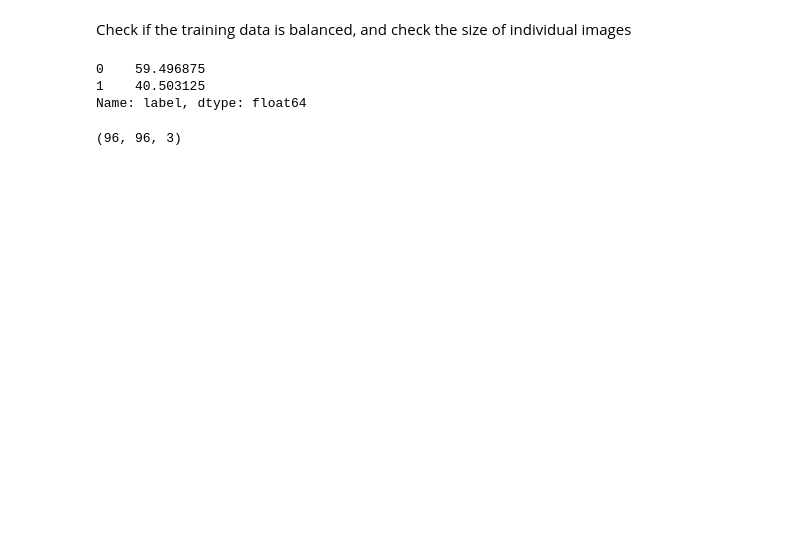
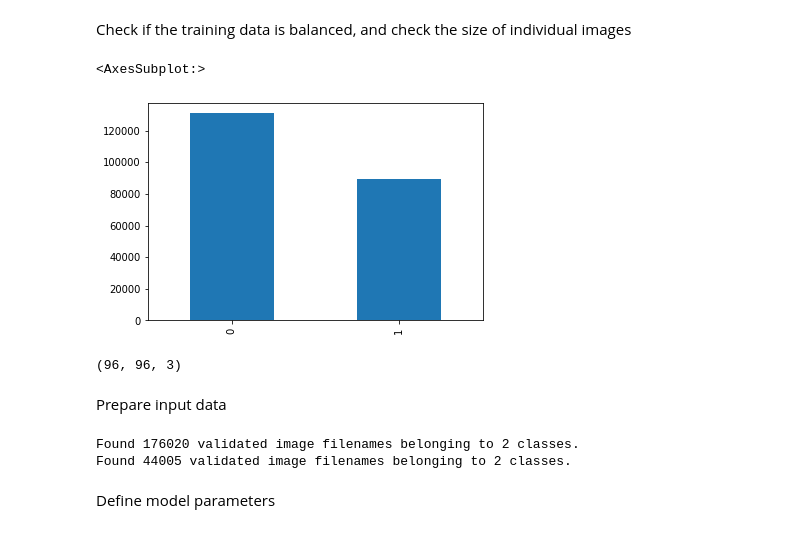
Before and after one commit to Pdegoffau/kaggle-histopathologic-cancer-detection, a Jupyter notebook: kaggle-histopathologic-cancer-detection.ipynb, the cells around one changed output. Drawn from its saved outputs; the diff is of its cells as text; code cells hidden in the pictures; blank space fills up the shorter version.

```diff
--- a/kaggle-histopathologic-cancer-detection.ipynb
+++ b/kaggle-histopathologic-cancer-detection.ipynb
@@ -76,14 +87,48 @@ Name: id, dtype: object
 # %% [markdown]
 Check if the training data is balanced, and check the size of individual images
 # %%
-df_train_data.label.value_counts()*100/len(df_train_data)
+df_train_data.label.value_counts().plot.bar()
 # %% [output]
-0    59.496875
-1    40.503125
-Name: label, dtype: float64
+<AxesSubplot:>
+[figure, added]
 # %%
 rand_img = df_train_data.sample(1)
 I = rand_img.id.apply(read_img)
 I.iloc[0].shape
 # %% [output]
 (96, 96, 3)
+# %% [markdown]
+Prepare input data
+# %%
+datagen = ImageDataGenerator(rescale=1./255., validation_split=split_size)
+
+train_set = datagen.flow_from_dataframe(
+    dataframe  = df_train_data,
+    directory  = DATADIR,
+    color_mode = 'rgb',
+    x_col      = 'id',
+    y_col      = 'label',
+    subset     = 'training',
+    batch_size = batch_size,
+    seed       = seed,
+    shuffle    = True,
+    class_mode = 'binary',
+    target_size = (96,96))
+
+valid_set = datagen.flow_from_dataframe(
+    dataframe  = df_train_data,
+    directory  = DATADIR,
+    color_mode = 'rgb',
+    x_col      = 'id',
+    y_col      = 'label',
+    subset     = 'validation',
+    batch_size = batch_size,
+    seed       = seed,
+    shuffle    = True,
+    class_mode = 'binary',
+    target_size = (96,96))
+# %% [output]
+Found 176020 validated image filenames belonging to 2 classes.
+Found 44005 validated image filenames belonging to 2 classes.
+# %% [markdown]
+Define model parameters
```
Also changed, not shown: parts of 18 cells of this notebook.
